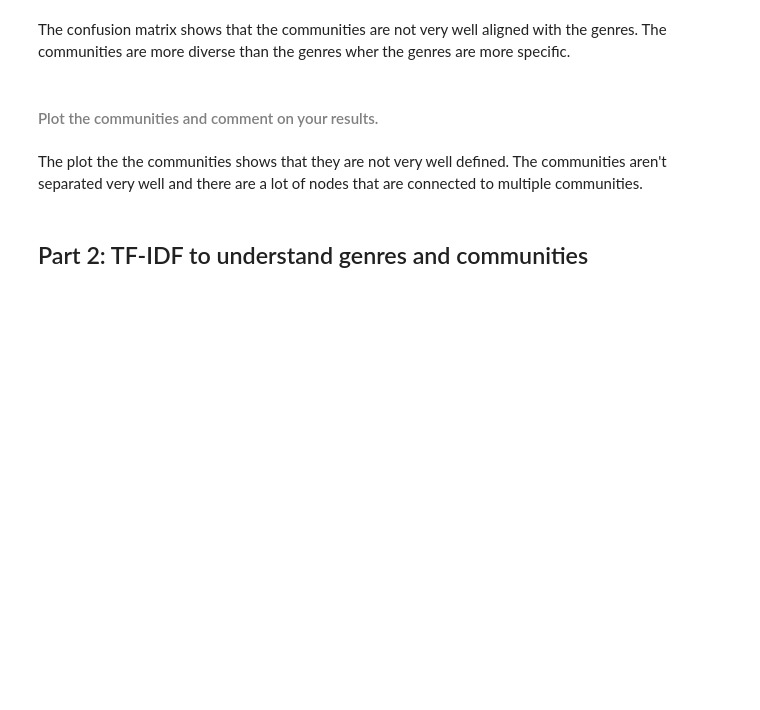
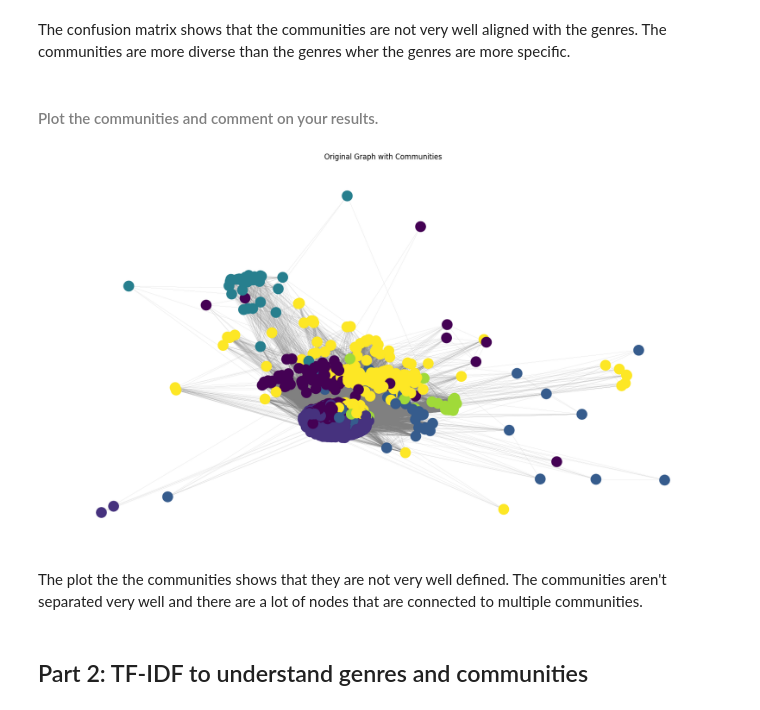
Before and after one commit to AleksandarLukic96/02805_Social_Graphs_and_Interactions, a Jupyter notebook: Exercise_solutions/Assignment_2.ipynb, the cells around one changed output. Cells and saved outputs as stored; diff of their text form; code cells hidden in the pictures; blank space fills up the shorter version.

```diff
--- a/Exercise_solutions/Assignment_2.ipynb
+++ b/Exercise_solutions/Assignment_2.ipynb
@@ -368,12 +367,24 @@ The confusion matrix shows that the communities are not very well aligned with t
 #### <font color='gray'> Plot the communities and comment on your results.</font>
 # %%
 # Plot the communities and comment on your results
-plt.figure(figsize=(10, 5))
-pos = nx.spring_layout(G)
-nx.draw_networkx_nodes(G, pos, node_color=[communities[n] for n in G.nodes()], cmap=plt.cm.viridis)
-nx.draw_networkx_edges(G, pos, alpha=0.5)
+plt.figure(figsize=(16, 9))
+
+pos = nx.spring_layout(G_ud)
+
+nx.draw(
+    G_ud,
+    pos,
+    node_color=[communities[n] for n in G_ud.nodes()],
+    cmap=plt.cm.viridis,
+    width=0.1,
+    edge_color="grey",
+    with_labels=False
+)
+
 plt.title("Original Graph with Communities")
 plt.show()
+# %% [output]
+[figure, added]
 # %% [markdown]
 The plot the the communities shows that they are not very well defined. The communities aren't separated very well and there are a lot of nodes that are connected to multiple communities.
 # %% [markdown]
```
Also changed, not shown: parts of 28 cells of this notebook, 2 other files.
